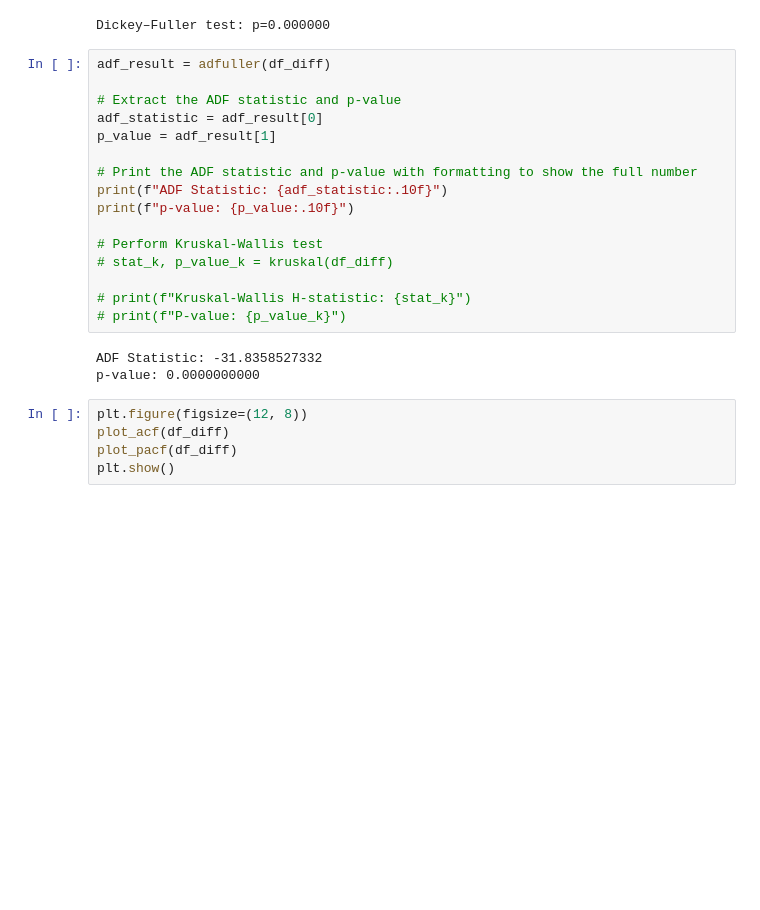
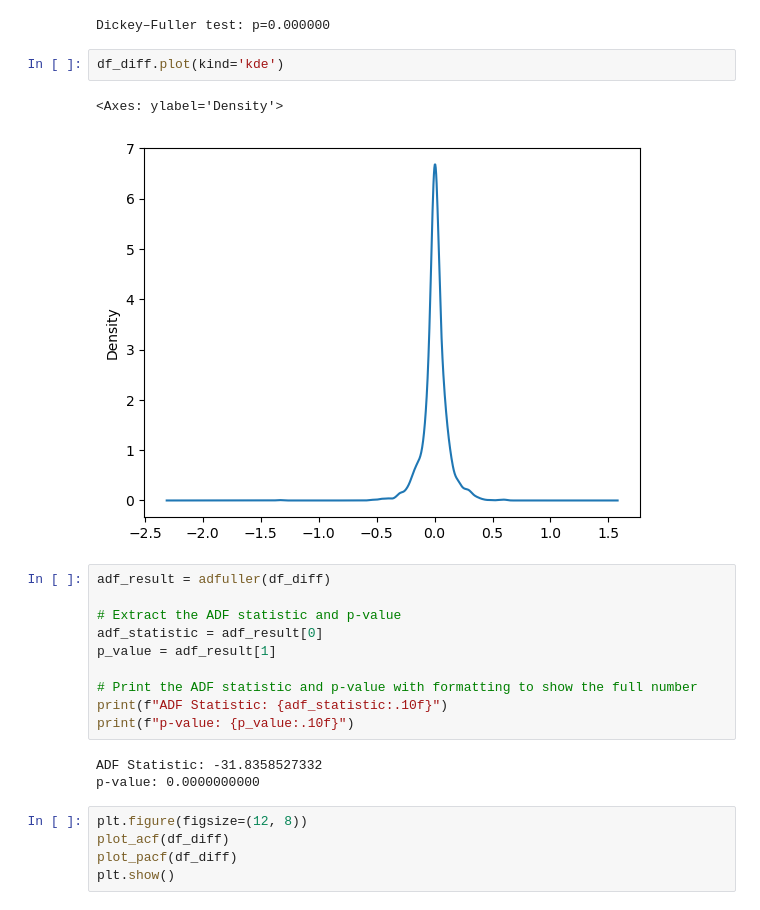
Before and after one commit to DoanNguyen2001/tap_bitcoin, a Jupyter notebook: sandesh_side.ipynb, the cells around one changed output. Saved outputs shown, nothing was run; the diff lists cells and outputs as text; blank space fills up the shorter version.

```diff
--- a/sandesh_side.ipynb
+++ b/sandesh_side.ipynb
@@ -541,6 +550,11 @@ print("Dickey–Fuller test: p=%f" % adfuller(df_diff)[1])
 # %% [output]
 [figure]
 Dickey–Fuller test: p=0.000000
+# %%
+df_diff.plot(kind='kde')
+# %% [output]
+<Axes: ylabel='Density'>
+[figure, added]
 # %%
 adf_result = adfuller(df_diff)
 
@@ -551,12 +565,6 @@ p_value = adf_result[1]
 # Print the ADF statistic and p-value with formatting to show the full number
 print(f"ADF Statistic: {adf_statistic:.10f}")
 print(f"p-value: {p_value:.10f}")
-
-# Perform Kruskal-Wallis test
-# stat_k, p_value_k = kruskal(df_diff)
-
-# print(f"Kruskal-Wallis H-statistic: {stat_k}")
-# print(f"P-value: {p_value_k}")
 # %% [output]
 ADF Statistic: -31.8358527332
 p-value: 0.0000000000
```
Also changed, not shown: parts of 26 cells of this notebook.
